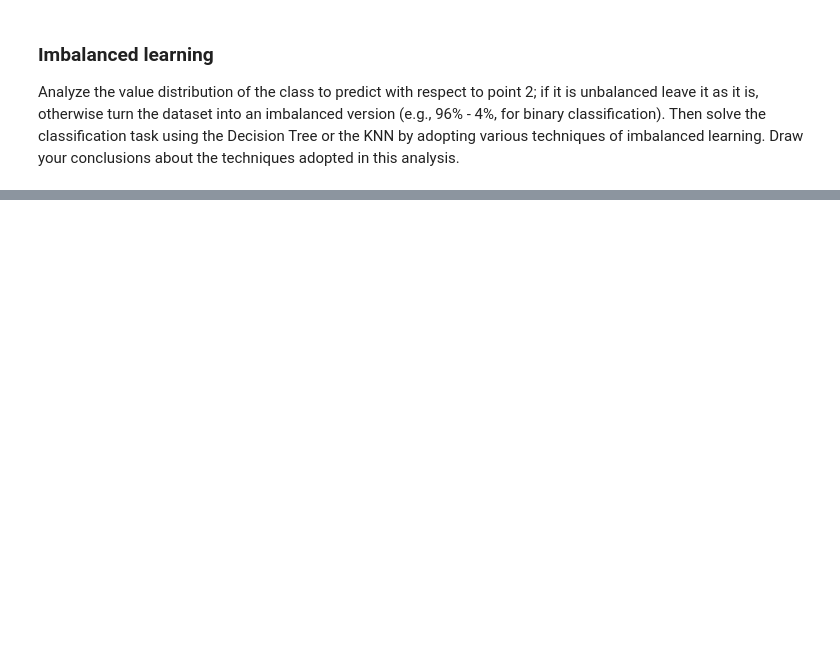
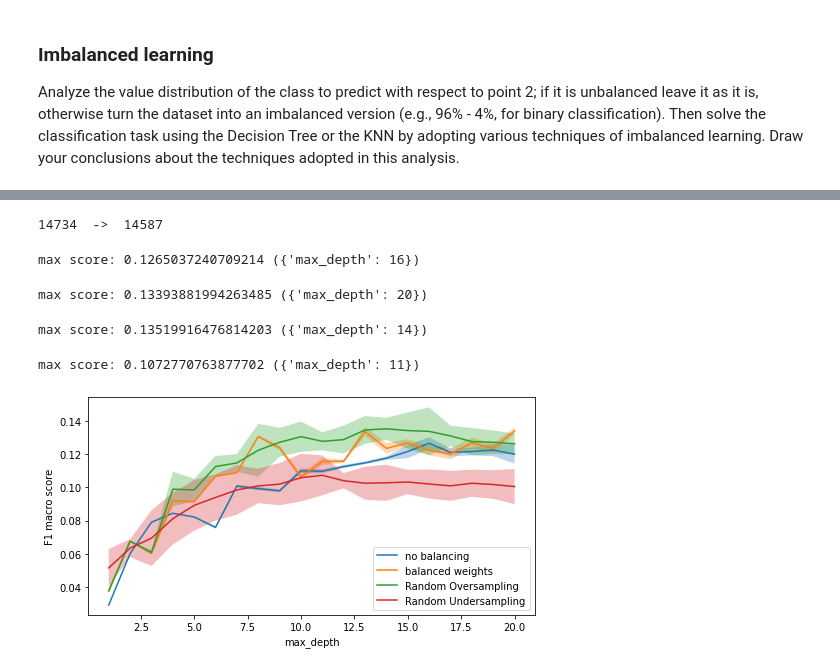
Before and after one commit to philvec/DM2_Project, a Jupyter notebook: Module 1.ipynb, the cells around one changed output, grey strips where cells are left out. Saved outputs shown, nothing was run; the diff lists cells and outputs as text; code cells hidden in the pictures; blank space fills up the shorter version.

```diff
--- a/Module 1.ipynb
+++ b/Module 1.ipynb
@@ -13,0 +241,24 @@ Draw your conclusions about the techniques adopted in this analysis.
+# %%
+from imblearn.over_sampling import RandomOverSampler
+from imblearn.under_sampling import RandomUnderSampler
+
+plt.figure(figsize=(8, 4))
+#outlier removal
+od_clf = LocalOutlierFactor(novelty=True).fit(X_train)
+inliers_train = np.argsort(od_clf.decision_function(X_train))[int(outlier_fraction*len(X_train)):]
+X_train_OD, y_train_OD = X_train[inliers_train], y_train[inliers_train]
+print(len(X_train), ' -> ', len(X_train_OD))
+
+md_range = range(1, 21)
+for sampler_class in [None, 'balanced', RandomOverSampler, RandomUnderSampler]:
+    evaluate_clf(DecisionTreeClassifier, [{'max_depth': i} for i in md_range],
+                 X_train_OD, y_train_OD, X_test, y_test, n_trials=5, sampler_class=sampler_class)
+plt.legend(['no balancing', 'balanced weights', 'Random Oversampling', 'Random Undersampling'])
+plt.show()
+# %% [output]
+14734  ->  14587
+max score: 0.1265037240709214 ({'max_depth': 16})
+max score: 0.13393881994263485 ({'max_depth': 20})
+max score: 0.13519916476814203 ({'max_depth': 14})
+max score: 0.1072770763877702 ({'max_depth': 11})
+[figure, added]
```
Also changed, not shown: parts of 13 cells of this notebook, 49 other files.
